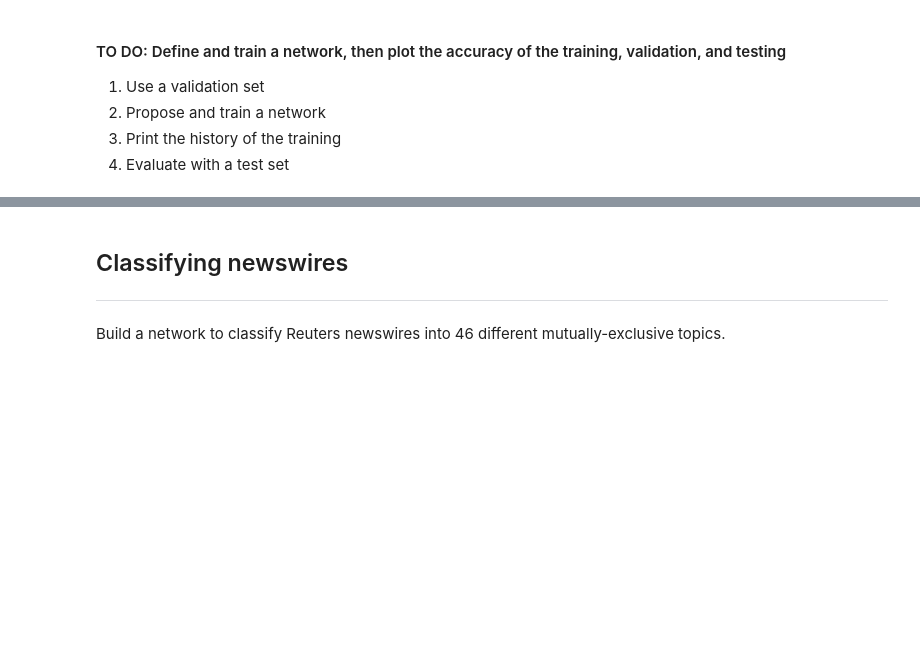
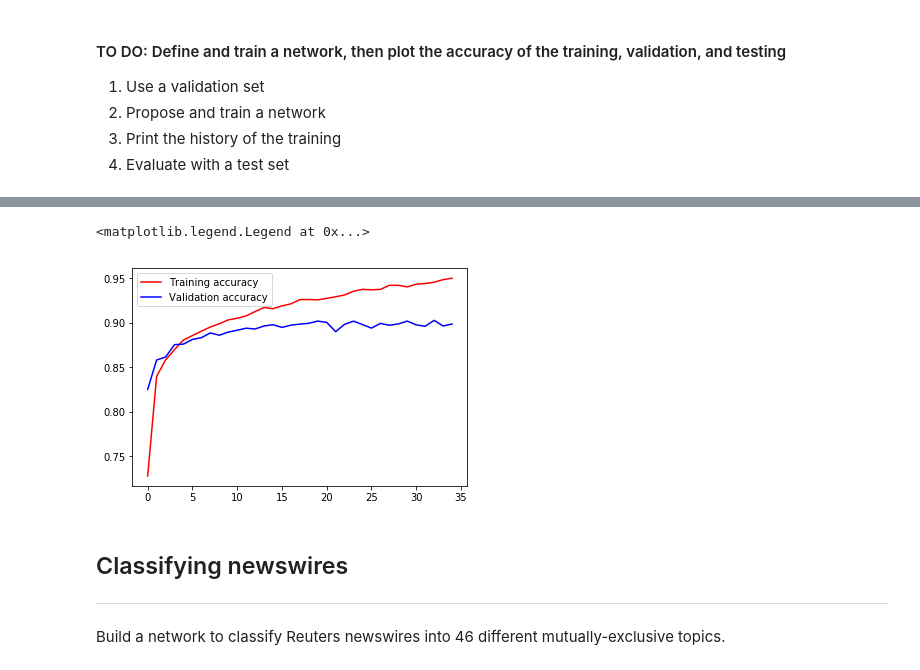
Before and after one commit to DeepLearningVision-2019/a4-keras-classification-ludoviccyril, a Jupyter notebook: Keras_assignment.ipynb, the cells around one changed output, grey strips where cells are left out. Saved outputs shown, nothing was run; the diff lists cells and outputs as text; code cells hidden in the pictures; blank space fills up the shorter version.

```diff
--- a/Keras_assignment.ipynb
+++ b/Keras_assignment.ipynb
@@ -110,3 +124,10 @@ Evaluation:  [0.36099729973077777, 0.8919]
+# %%
+plt.plot(range(epochs), acc, 'r', label='Training accuracy')
+plt.plot(range(epochs), val_acc, 'b', label='Validation accuracy')
+plt.legend()
+# %% [output]
+<matplotlib.legend.Legend at 0x...>
+[figure, added]
 # %% [markdown]
 ## Classifying newswires
 
```
Also changed, not shown: parts of 12 cells of this notebook, 1 other file.
